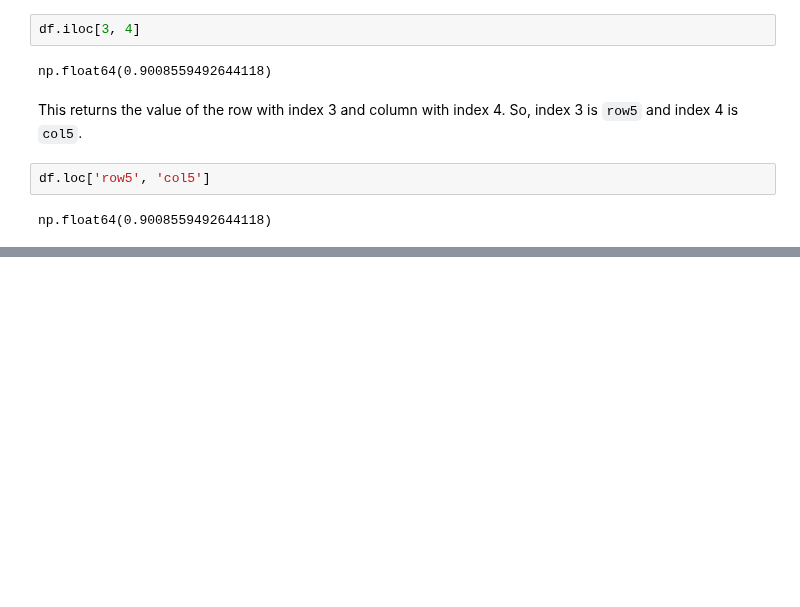
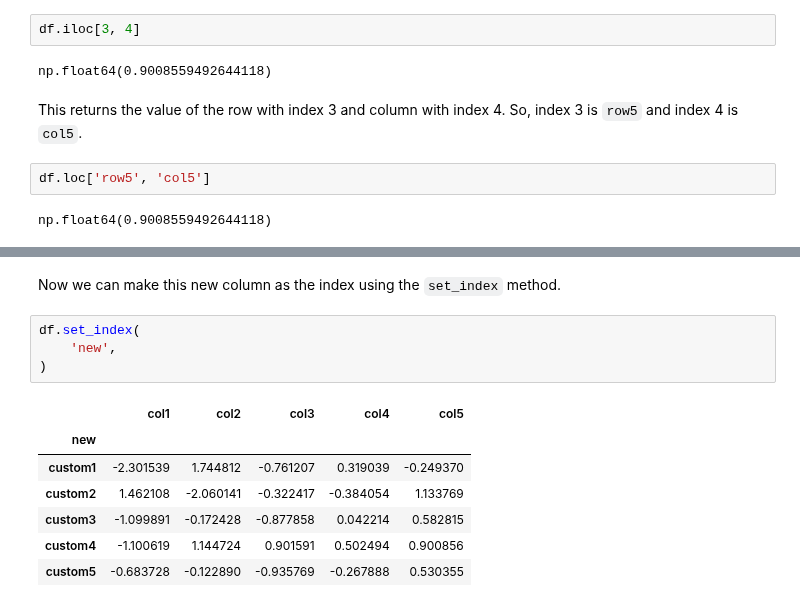
Before and after one commit to RishatTalukder/Machine-Learning-Zero-to-Hero, a Jupyter notebook: 3_Pandas/5_Intro_into_Pandas.ipynb, the cells around one changed output, grey strips where cells are left out. Drawn from its saved outputs; the diff is of its cells as text; blank space fills up the shorter version.

```diff
--- a/3_Pandas/5_Intro_into_Pandas.ipynb
+++ b/3_Pandas/5_Intro_into_Pandas.ipynb
@@ -475,0 +753,14 @@ And to be honest we will not be using pandas like this. Most of the time we will
+# %% [markdown]
+Now we can make this new column as the index using the `set_index` method.
+# %%
+df.set_index(
+    'new',
+)
+# %% [output]
+|  | col1 | col2 | col3 | col4 | col5 |
+| new |  |  |  |  |  |
+| custom1 | -2.301539 | 1.744812 | -0.761207 | 0.319039 | -0.249370 |
+| custom2 | 1.462108 | -2.060141 | -0.322417 | -0.384054 | 1.133769 |
+| custom3 | -1.099891 | -0.172428 | -0.877858 | 0.042214 | 0.582815 |
+| custom4 | -1.100619 | 1.144724 | 0.901591 | 0.502494 | 0.900856 |
+| custom5 | -0.683728 | -0.122890 | -0.935769 | -0.267888 | 0.530355 |
```
Also changed, not shown: parts of 40 cells of this notebook.
